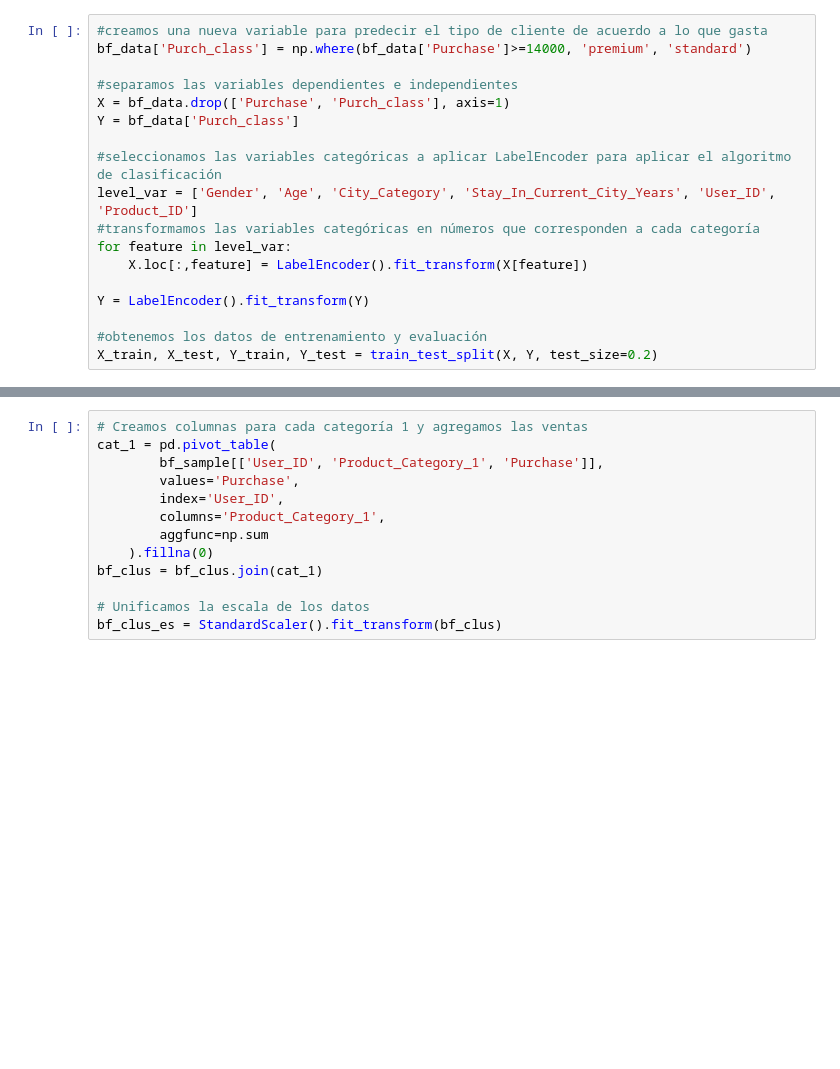
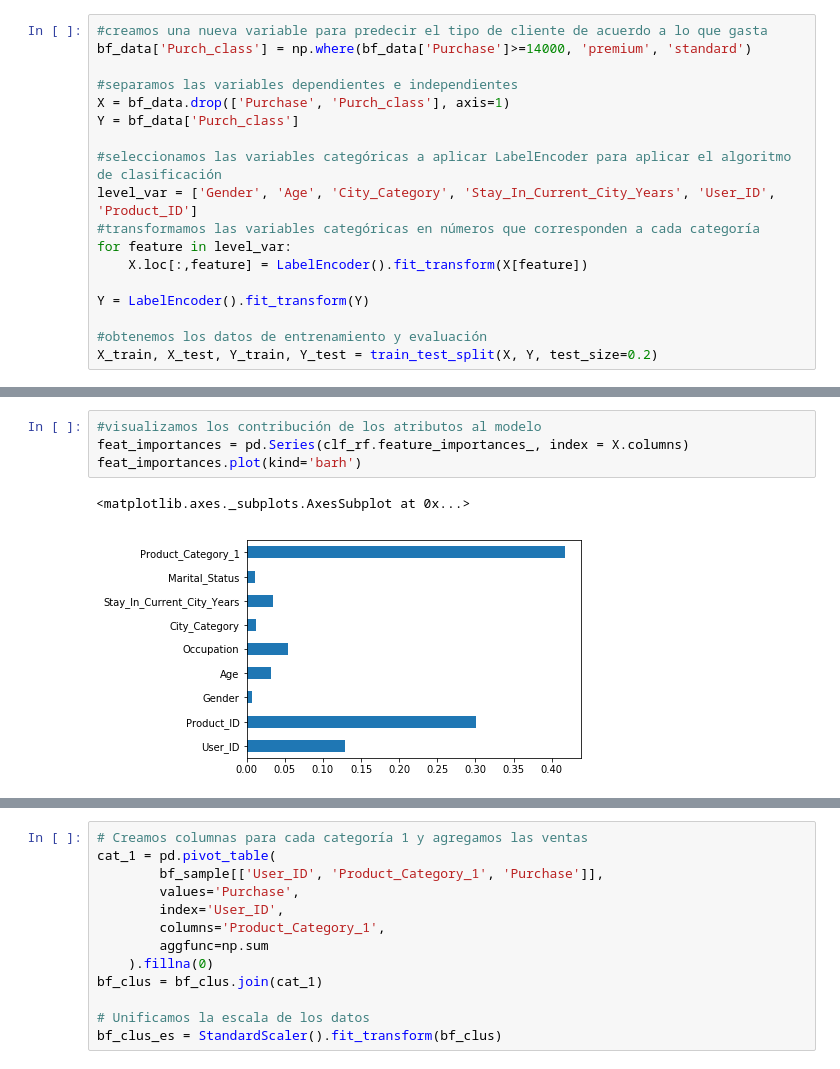
Before and after one commit to aliescont/BlackFriday, a Jupyter notebook: Black_friday_cleaning.ipynb, the cells around one changed output, grey strips where cells are left out. Saved outputs shown, nothing was run; the diff lists cells and outputs as text; blank space fills up the shorter version.

```diff
--- a/Black_friday_cleaning.ipynb
+++ b/Black_friday_cleaning.ipynb
@@ -419,3 +436,10 @@ metrics.accuracy_score(Y_test, y_pred)
+# %%
+#visualizamos los contribución de los atributos al modelo
+feat_importances = pd.Series(clf_rf.feature_importances_, index = X.columns)
+feat_importances.plot(kind='barh')
+# %% [output]
+<matplotlib.axes._subplots.AxesSubplot at 0x...>
+[figure, added]
 # %%
 # CLUSTERING K-Means
 # Buscamos agrupaciones de datos midiendo la distancia entre las observaciones.
```
Also changed, not shown: parts of 17 cells of this notebook.
